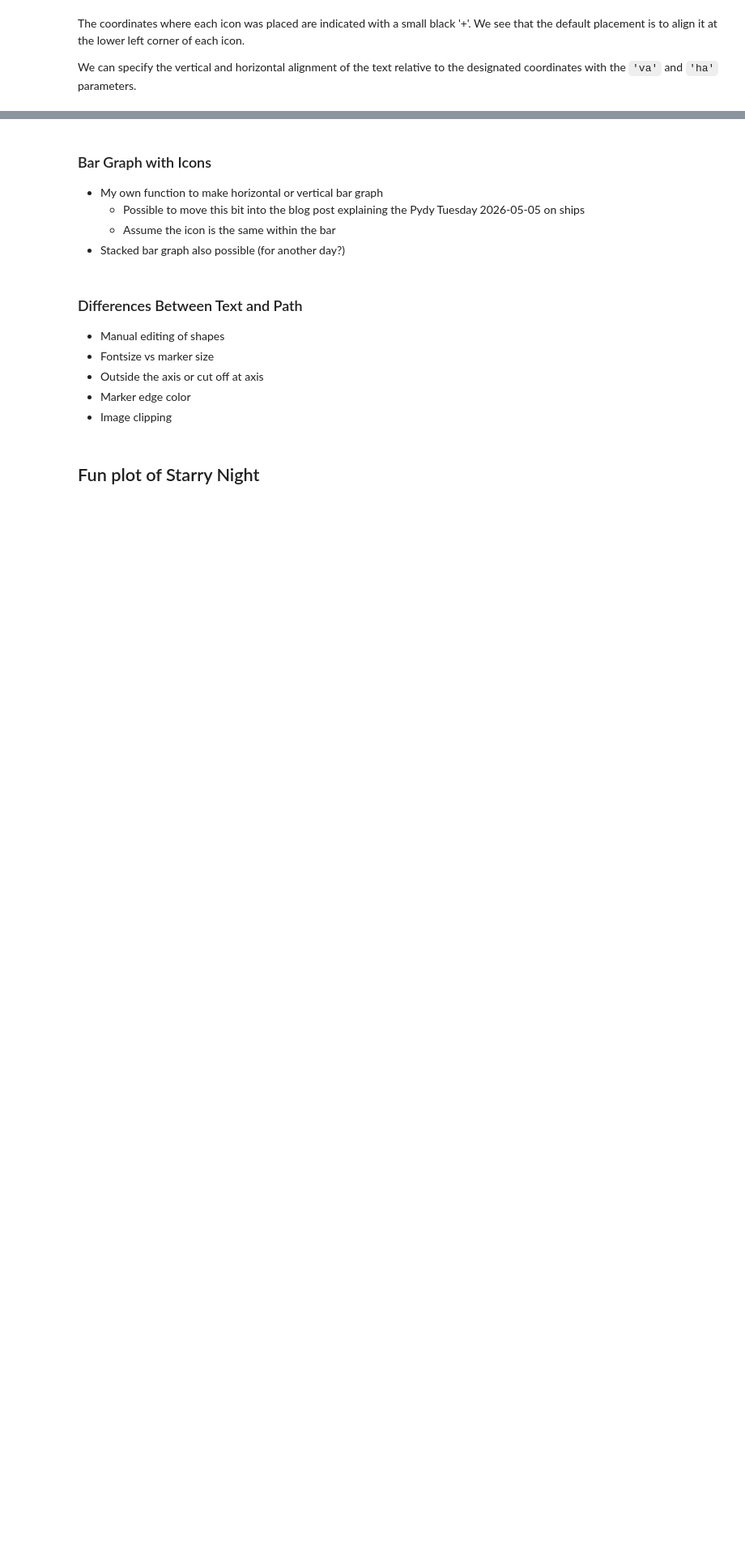
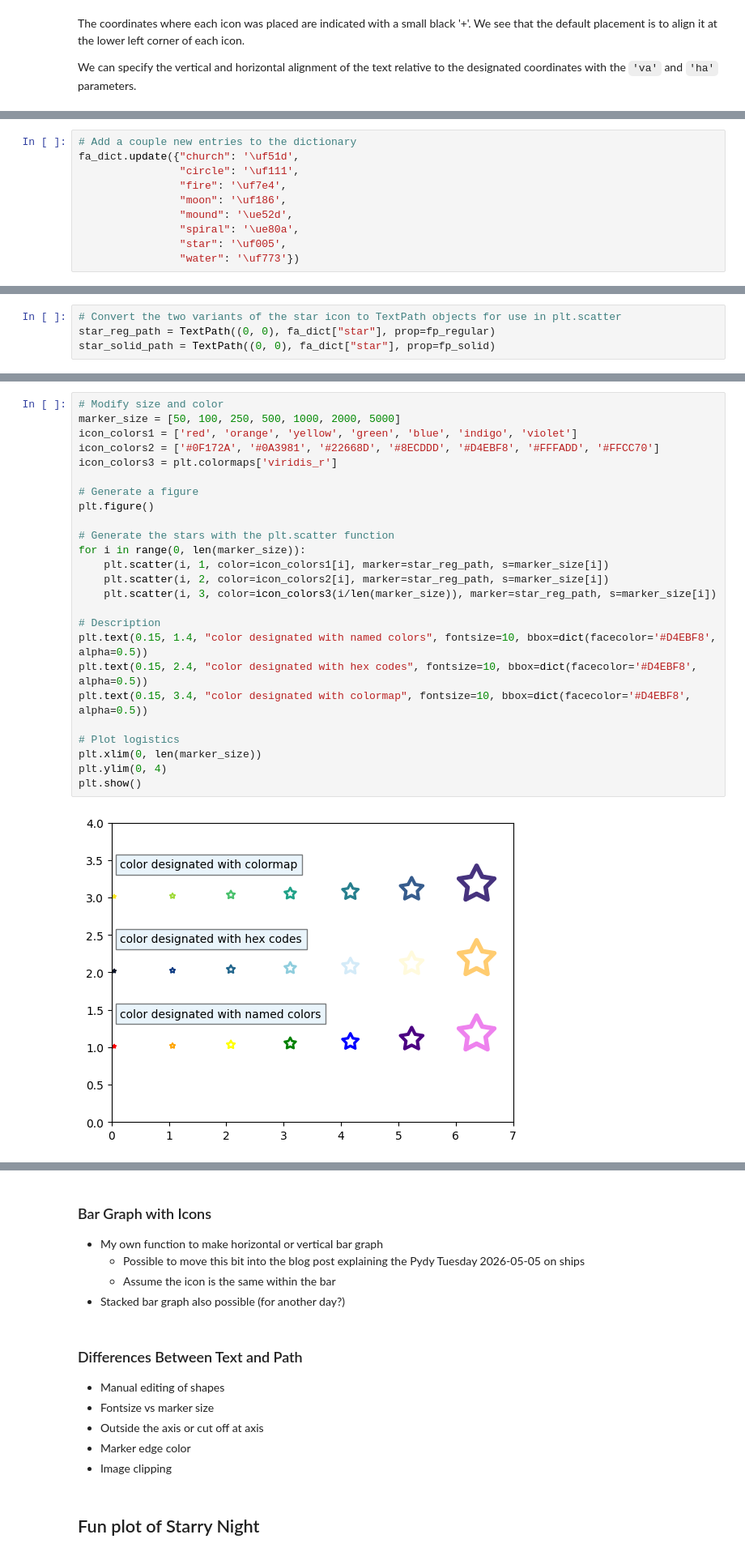
Before and after one commit to DataDrivenMai/DataDrivenMai-blog, a Jupyter notebook: icon-plotting/icon-plotting.ipynb, the cells around one changed output, grey strips where cells are left out. Shown at 81% size. Saved outputs shown, nothing was run; the diff lists cells and outputs as text; blank space fills up the shorter version.

Commit message:
Skimming and filling the contents of icons as paths up to and prior to ha and va

```diff
--- a/icon-plotting/icon-plotting.ipynb
+++ b/icon-plotting/icon-plotting.ipynb
@@ -321,0 +327,10 @@ Sample plot about muscle mass over one's life (sarcopenia)
+# %%
+# Add a couple new entries to the dictionary
+fa_dict.update({"church": '\uf51d',
+                "circle": '\uf111',
+                "fire": '\uf7e4',
+                "moon": '\uf186',
+                "mound": '\ue52d',
+                "spiral": '\ue80a',
+                "star": '\uf005',
+                "water": '\uf773'})
@@ -321,0 +346,4 @@ Sample plot about muscle mass over one's life (sarcopenia)
+# %%
+# Convert the two variants of the star icon to TextPath objects for use in plt.scatter
+star_reg_path = TextPath((0, 0), fa_dict["star"], prop=fp_regular)
+star_solid_path = TextPath((0, 0), fa_dict["star"], prop=fp_solid)
@@ -321,0 +356,27 @@ Sample plot about muscle mass over one's life (sarcopenia)
+# %%
+# Modify size and color
+marker_size = [50, 100, 250, 500, 1000, 2000, 5000]
+icon_colors1 = ['red', 'orange', 'yellow', 'green', 'blue', 'indigo', 'violet']
+icon_colors2 = ['#0F172A', '#0A3981', '#22668D', '#8ECDDD', '#D4EBF8', '#FFFADD', '#FFCC70']
+icon_colors3 = plt.colormaps['viridis_r']
+
+# Generate a figure
+plt.figure()
+
+# Generate the stars with the plt.scatter function
+for i in range(0, len(marker_size)):
+	plt.scatter(i, 1, color=icon_colors1[i], marker=star_reg_path, s=marker_size[i])
+	plt.scatter(i, 2, color=icon_colors2[i], marker=star_reg_path, s=marker_size[i])
+	plt.scatter(i, 3, color=icon_colors3(i/len(marker_size)), marker=star_reg_path, s=marker_size[i])
+
+# Description
+plt.text(0.15, 1.4, "color designated with named colors", fontsize=10, bbox=dict(facecolor='#D4EBF8', alpha=0.5))
+plt.text(0.15, 2.4, "color designated with hex codes", fontsize=10, bbox=dict(facecolor='#D4EBF8', alpha=0.5))
+plt.text(0.15, 3.4, "color designated with colormap", fontsize=10, bbox=dict(facecolor='#D4EBF8', alpha=0.5))
+
+# Plot logistics
+plt.xlim(0, len(marker_size))
+plt.ylim(0, 4)
+plt.show()
+# %% [output]
+[figure, added]
```
Also changed, not shown: parts of 20 cells of this notebook.
